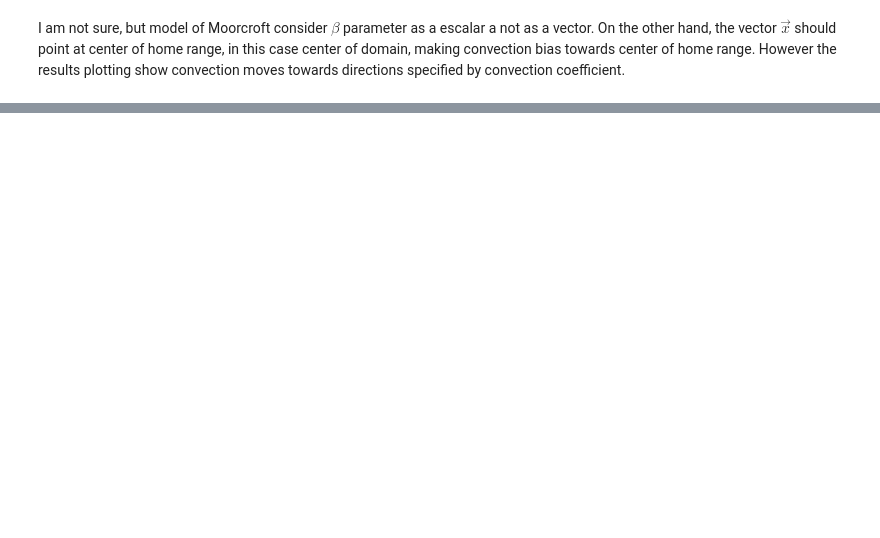
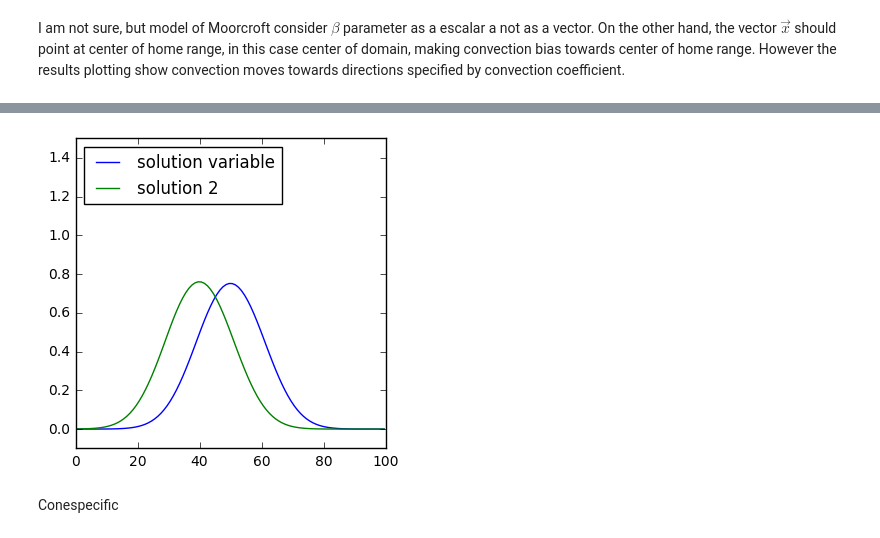
Before and after one commit to irbin-b/FV, a Jupyter notebook: HR_VF.ipynb, the cells around one changed output, grey strips where cells are left out. Saved outputs shown, nothing was run; the diff lists cells and outputs as text; code cells hidden in the pictures; blank space fills up the shorter version.

```diff
--- a/HR_VF.ipynb
+++ b/HR_VF.ipynb
@@ -132,0 +175,33 @@ I am not sure, but model of Moorcroft consider $\beta$ parameter as a escalar a
+# %%
+# Diffusion and convection coefficients
+D = 1.
+C1 = CellVariable(mesh=mesh, value=2)
+C1.setValue(-2, where=x > 50.)
+
+C2 = CellVariable(mesh=mesh, value=2)
+C2.setValue(-2, where=x > 50.)
+
+# Setting PDE
+eqX = TransientTerm() == DiffusionTerm(coeff=D) - \
+                     ConvectionTerm(coeff=FaceVariable(value=C1, mesh=mesh)) + CellVariable(value=phi, mesh=mesh)/(CellVariable(value=x, mesh=mesh)**2)
+
+eqY = TransientTerm() == DiffusionTerm(coeff=D) - \
+                     ConvectionTerm(coeff=FaceVariable(value=C2, mesh=mesh)) + CellVariable(value=u, mesh=mesh)/(CellVariable(value=x, mesh=mesh)**2)
+# %%
+# Solving Transient term
+timeStepDuration = 0.1
+steps = 200
+t = timeStepDuration * steps
+# %%
+for step in range(steps):
+    eqX.solve(var=phi, dt=timeStepDuration)
+    eqY.solve(var=u, dt=timeStepDuration)
+
+# Plotting results
+if __name__ == '__main__':
+    viewer = Viewer(vars=(phi,u), datamin=-0.1, datamax=1.5)
+    viewer.plot()
+# %% [output]
+[figure, added]
+# %% [markdown]
+Conespecific
```
Also changed, not shown: parts of 16 cells of this notebook.
